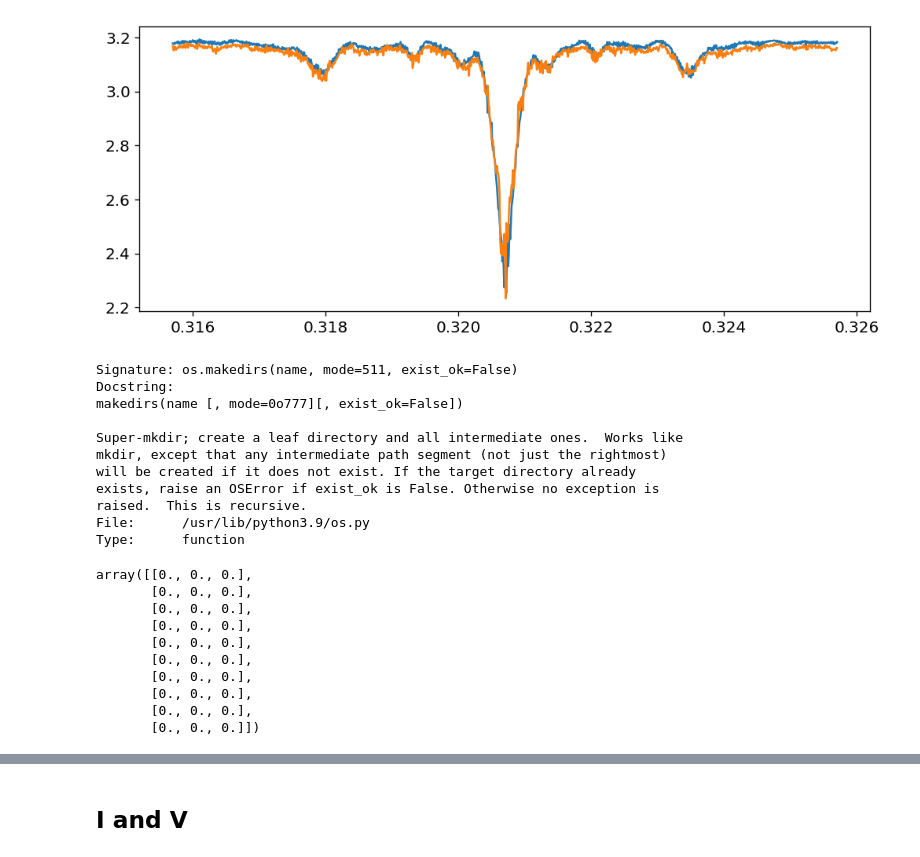
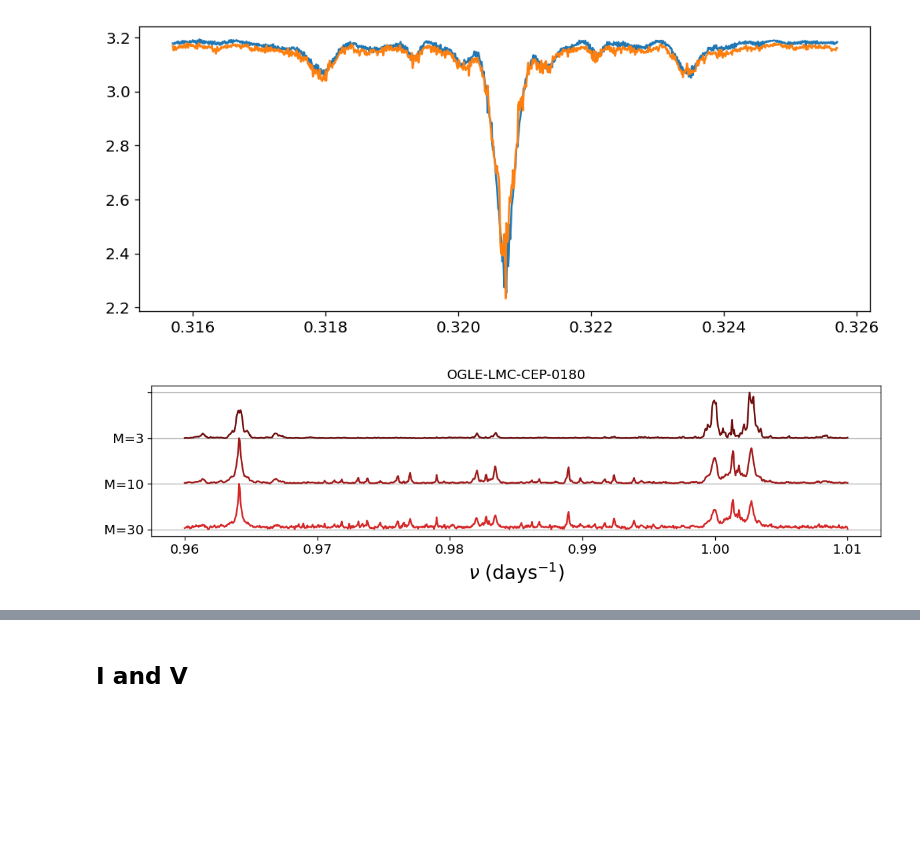
Before and after one commit to JacobHilbert/another-spectrum, a Jupyter notebook: code/methodology/implementation.ipynb, the cells around one changed output, grey strips where cells are left out. Drawn from its saved outputs; the diff is of its cells as text; code cells hidden in the pictures; blank space fills up the shorter version.

```diff
--- a/code/methodology/implementation.ipynb
+++ b/code/methodology/implementation.ipynb
@@ -394,31 +394,26 @@ plt.plot(fs,[entropy_flattened(t,m,f,5) for f in fs])
 [<matplotlib.lines.Line2D at 0x...>]
 [figure]
 # %%
-import os
+t,mag,err = np.loadtxt("OGLE-LMC-CEP-0180.dat",unpack=True)
+m = normalize(mag)
+t = np.ascontiguousarray(t)
+m = np.ascontiguousarray(m)
+
+f_min = 0.96
+f_max = 1.01
+df = 0.00005
+fs = np.arange(f_min,f_max,df)
+
+plt.figure(figsize=(10,3))
+plt.plot(fs,2-normalize(np.array([entropy(t,m,f,3) for f in fs])),c='#6f0f0f')
+plt.plot(fs,1-normalize(np.array([entropy(t,m,f,10) for f in fs])),c='#a11b1c')
+plt.plot(fs,-normalize(np.array([entropy(t,m,f,30) for f in fs])),c='#d62728')
+plt.yticks([2,1,0,-1],["","M=3","M=10","M=30"])
+plt.grid(axis='y')
+plt.xlabel(r"$\nu$ (days${}^{-1}$)")
+plt.title("OGLE-LMC-CEP-0180")
+
+plt.tight_layout()
+plt.savefig("../../text/img/entropy_bins.pdf")
+# %% [output]
+[figure, added]
-# %%
-os.makedirs?
-# %% [output]
-Signature: os.makedirs(name, mode=511, exist_ok=False)
-Docstring:
-makedirs(name [, mode=0o777][, exist_ok=False])
-
-Super-mkdir; create a leaf directory and all intermediate ones.  Works like
-mkdir, except that any intermediate path segment (not just the rightmost)
-will be created if it does not exist. If the target directory already
-exists, raise an OSError if exist_ok is False. Otherwise no exception is
-raised.  This is recursive.
-File:      /usr/lib/python3.9/os.py
-Type:      function
-# %%
-np.zeros((10,3))
-# %% [output]
-array([[0., 0., 0.],
-       [0., 0., 0.],
-       [0., 0., 0.],
-       [0., 0., 0.],
-       [0., 0., 0.],
-       [0., 0., 0.],
-       [0., 0., 0.],
-       [0., 0., 0.],
-       [0., 0., 0.],
-       [0., 0., 0.]])
```
Also changed, not shown: parts of 4 cells of this notebook, 20 other files.
